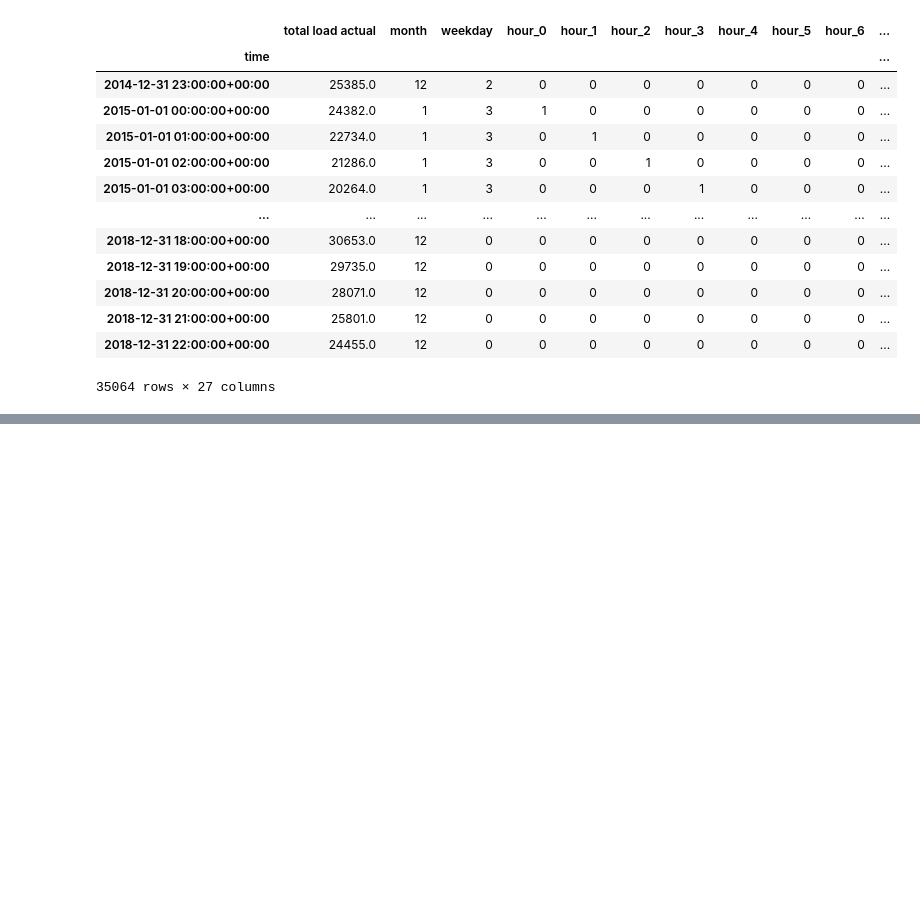
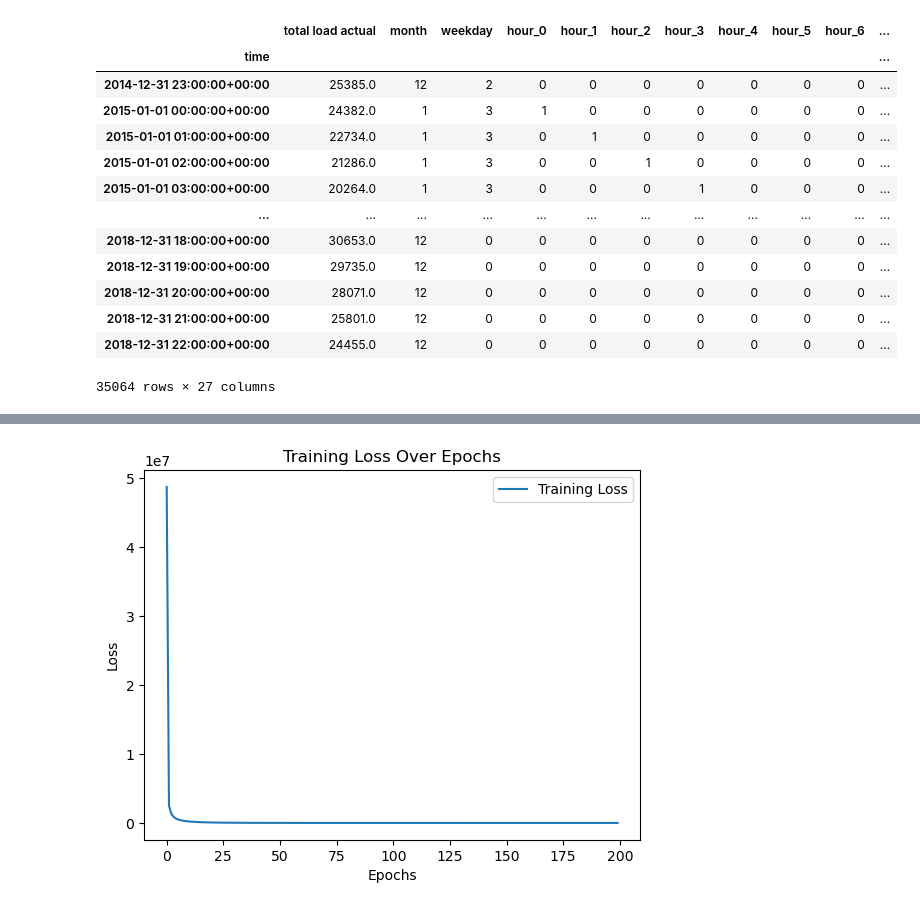
Before and after one commit to siljeberiksen/AI-in-industry, a Jupyter notebook: exam.ipynb, the cells around one changed output, grey strips where cells are left out. Cells and saved outputs as stored; diff of their text form; code cells hidden in the pictures; blank space fills up the shorter version.

```diff
--- a/exam.ipynb
+++ b/exam.ipynb
@@ -247,0 +285,8 @@ total_load_forecast_test = energy_df_2[X_df.index >= sep]["total load forecast"]
+# %%
+negloglikelihood = lambda y_true, dist: -dist.log_prob(y_true)
+
+# Compile model
+model.compile(optimizer=Adam(learning_rate=0.001), loss=negloglikelihood)
+
+# Train model
+history = model.fit(X_train, y_train, epochs=200, batch_size=100, verbose=1)
@@ -247,0 +335,10 @@ total_load_forecast_test = energy_df_2[X_df.index >= sep]["total load forecast"]
+# %%
+import matplotlib.pyplot as plt
+plt.plot(history.history['loss'], label='Training Loss')
+plt.title('Training Loss Over Epochs')
+plt.xlabel('Epochs')
+plt.ylabel('Loss')
+plt.legend()
+plt.show()
+# %% [output]
+[figure, added]
```
Also changed, not shown: parts of 16 cells of this notebook.
